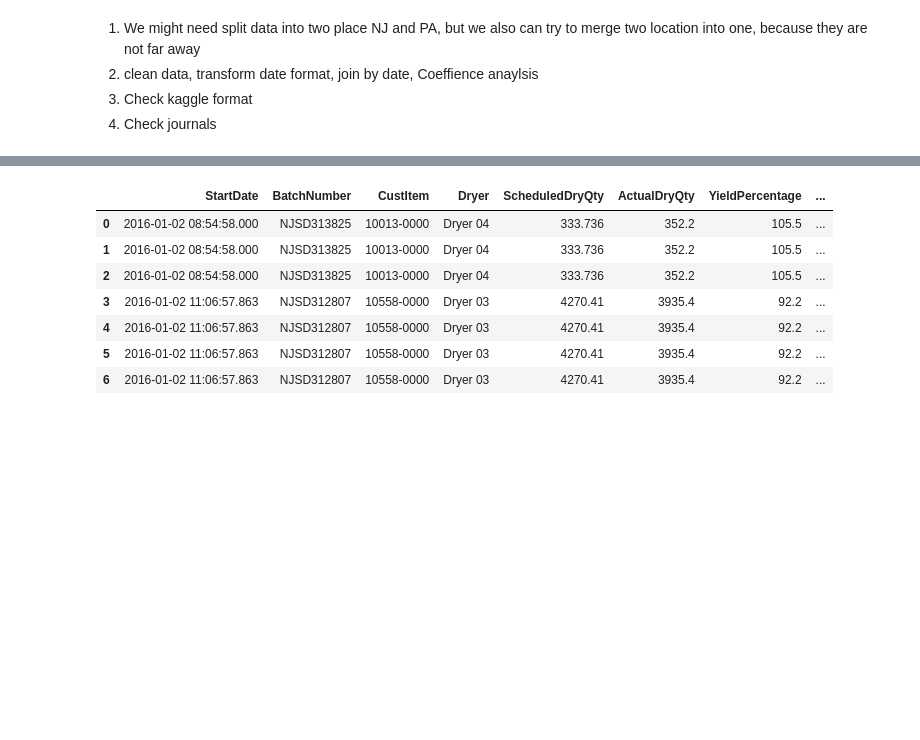
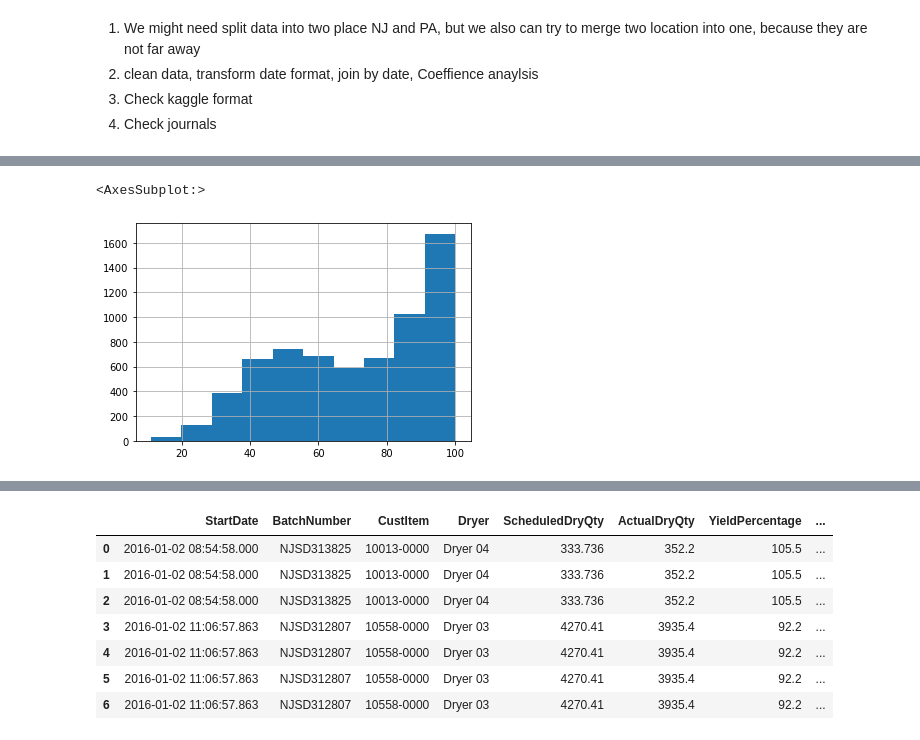
Before and after one commit to L3P3titPrince/Spray_Weather_Forecast, a Jupyter notebook: 21_Weather.ipynb, the cells around one changed output, grey strips where cells are left out. Cells and saved outputs as stored; diff of their text form; code cells hidden in the pictures; blank space fills up the shorter version.

```diff
--- a/21_Weather.ipynb
+++ b/21_Weather.ipynb
@@ -650,0 +671,5 @@ OVER
+# %%
+df_nj['humidity'].hist()
+# %% [output]
+<AxesSubplot:>
+[figure, added]
```
Also changed, not shown: parts of 53 cells of this notebook.
